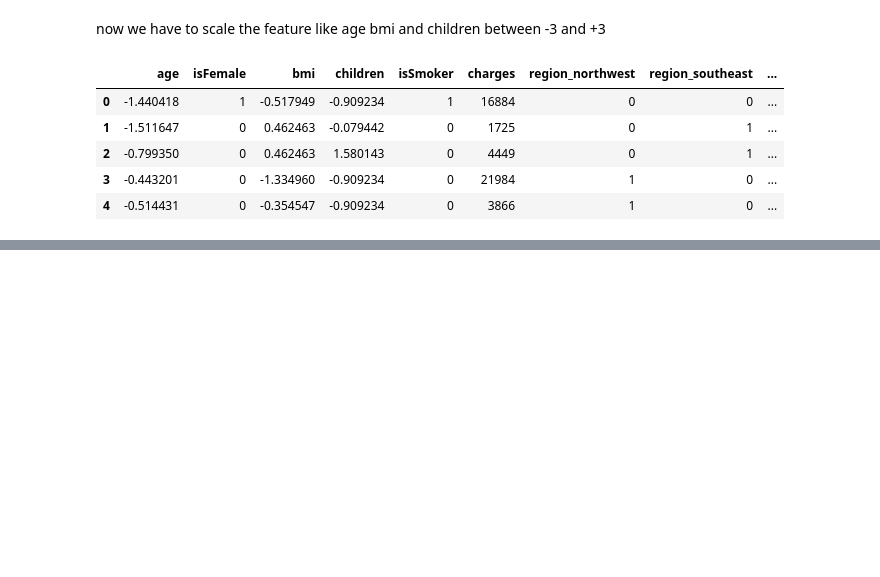
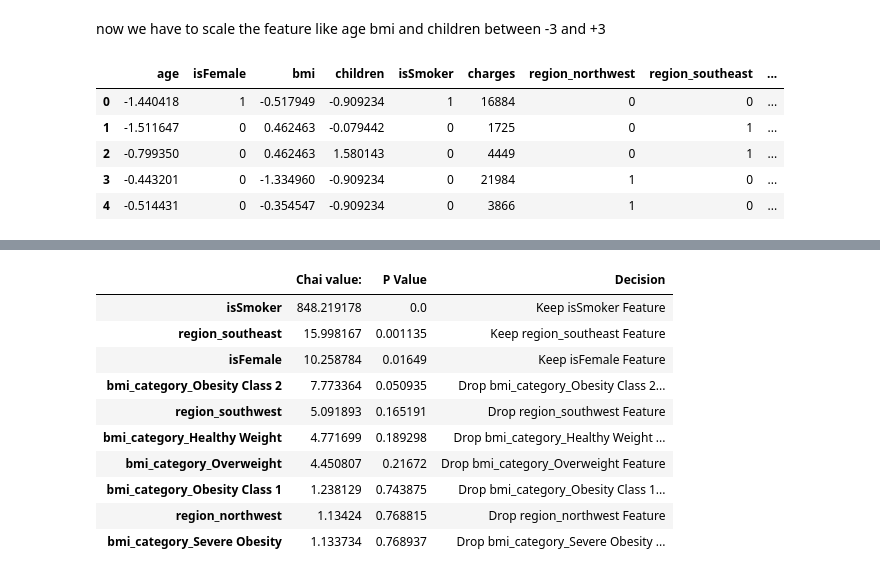
Before and after one commit to MAhmad25/Things-Before-ML, a Jupyter notebook: Project_1_insurance.ipynb, the cells around one changed output, grey strips where cells are left out. Cells and saved outputs as stored; diff of their text form; code cells hidden in the pictures; blank space fills up the shorter version.

```diff
--- a/ML.ipynb
+++ b/Project_1_insurance.ipynb
@@ -294,0 +384,27 @@ from scipy.stats import pearsonr
+# %%
+categoricalColumn=["isFemale","isSmoker","region_northwest","region_southeast","region_southwest","bmi_category_Healthy Weight","bmi_category_Overweight","bmi_category_Obesity Class 1","bmi_category_Obesity Class 2","bmi_category_Severe Obesity"]
+chaiObj={}
+for column in categoricalColumn:
+        frequency_frame=pd.crosstab(insurance_cleaned[column],insurance_cleaned["charges_bin"]) # it makes the frquency table telling how many for example male or female are fall in which bins and they are counted
+        chai_value,pvalue,_,_=chaiSqure(frequency_frame)
+        decision= f"Keep {column} Feature" if pvalue < alpha else f"Drop {column} Feature"
+        chaiObj[column]={
+                "Chai value: ":chai_value,
+                "P Value":pvalue,
+                "Decision":decision
+        }
+final_dataset_for_model_training=pd.DataFrame(chaiObj).T
+final_dataset_for_model_training.sort_values(by="P Value",inplace=True)
+final_dataset_for_model_training
+# %% [output]
+|  | Chai value: | P Value | Decision |
+| isSmoker | 848.219178 | 0.0 | Keep isSmoker Feature |
+| region_southeast | 15.998167 | 0.001135 | Keep region_southeast Feature |
+| isFemale | 10.258784 | 0.01649 | Keep isFemale Feature |
+| bmi_category_Obesity Class 2 | 7.773364 | 0.050935 | Drop bmi_category_Obesity Class 2... |
+| region_southwest | 5.091893 | 0.165191 | Drop region_southwest Feature |
+| bmi_category_Healthy Weight | 4.771699 | 0.189298 | Drop bmi_category_Healthy Weight ... |
+| bmi_category_Overweight | 4.450807 | 0.21672 | Drop bmi_category_Overweight Feature |
+| bmi_category_Obesity Class 1 | 1.238129 | 0.743875 | Drop bmi_category_Obesity Class 1... |
+| region_northwest | 1.13424 | 0.768815 | Drop region_northwest Feature |
+| bmi_category_Severe Obesity | 1.133734 | 0.768937 | Drop bmi_category_Severe Obesity ... |
```
Also changed, not shown: parts of 9 cells of this notebook.
